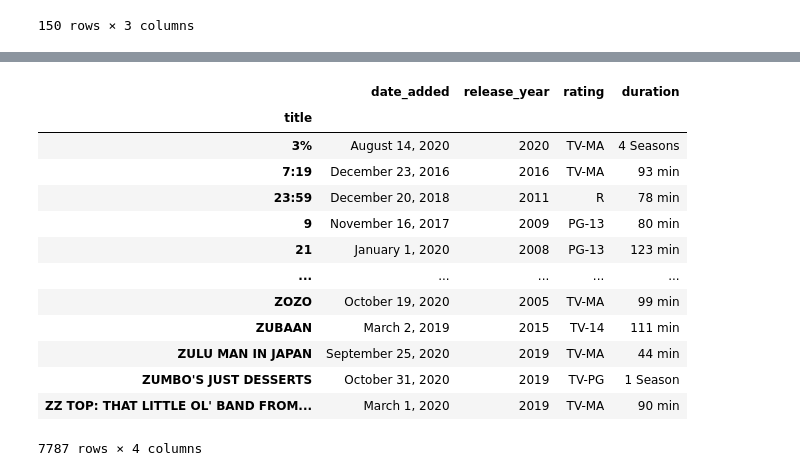
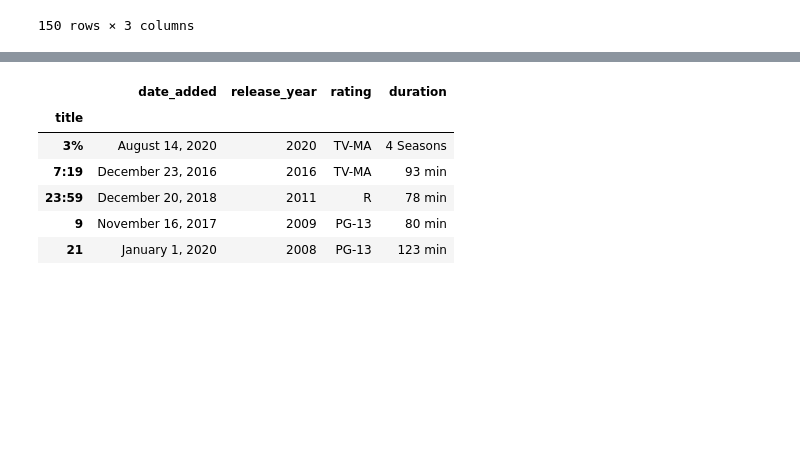
Before and after one commit to beaujeffrey03/etl-project, a Jupyter notebook: etl-project.ipynb, the cells around one changed output, grey strips where cells are left out. Saved outputs shown, nothing was run; the diff lists cells and outputs as text; code cells hidden in the pictures; blank space fills up the shorter version.

```diff
--- a/etl-project.ipynb
+++ b/etl-project.ipynb
@@ -74,21 +99,17 @@ netflix_df.head()
 | 3 | s4 | Movie | 9 | Shane Acker | Elijah Wood, John C. Reilly, Jenn... | United States | November 16, 2017 | 2009 | PG-13 | 80 min | ... |
 | 4 | s5 | Movie | 21 | Robert Luketic | Jim Sturgess, Kevin Spacey, Kate ... | United States | January 1, 2020 | 2008 | PG-13 | 123 min | ... |
 # %%
+# drop unwanted columns in nextflix_df
 netflix_df = netflix_df[['title', 'date_added', 'release_year', 'rating', 'duration']]
+
+# set 'title' as index
 netflix_df = netflix_df.set_index('title')
-netflix_df
+netflix_df.head()
 # %% [output]
 |  | date_added | release_year | rating | duration |
 | title |  |  |  |  |
 | 3% | August 14, 2020 | 2020 | TV-MA | 4 Seasons |
 | 7:19 | December 23, 2016 | 2016 | TV-MA | 93 min |
 | 23:59 | December 20, 2018 | 2011 | R | 78 min |
 | 9 | November 16, 2017 | 2009 | PG-13 | 80 min |
 | 21 | January 1, 2020 | 2008 | PG-13 | 123 min |
-| ... | ... | ... | ... | ... |
-| ZOZO | October 19, 2020 | 2005 | TV-MA | 99 min |
-| ZUBAAN | March 2, 2019 | 2015 | TV-14 | 111 min |
-| ZULU MAN IN JAPAN | September 25, 2020 | 2019 | TV-MA | 44 min |
-| ZUMBO'S JUST DESSERTS | October 31, 2020 | 2019 | TV-PG | 1 Season |
-| ZZ TOP: THAT LITTLE OL' BAND FROM... | March 1, 2020 | 2019 | TV-MA | 90 min |
-7787 rows × 4 columns
```
Also changed, not shown: parts of 17 cells of this notebook.
